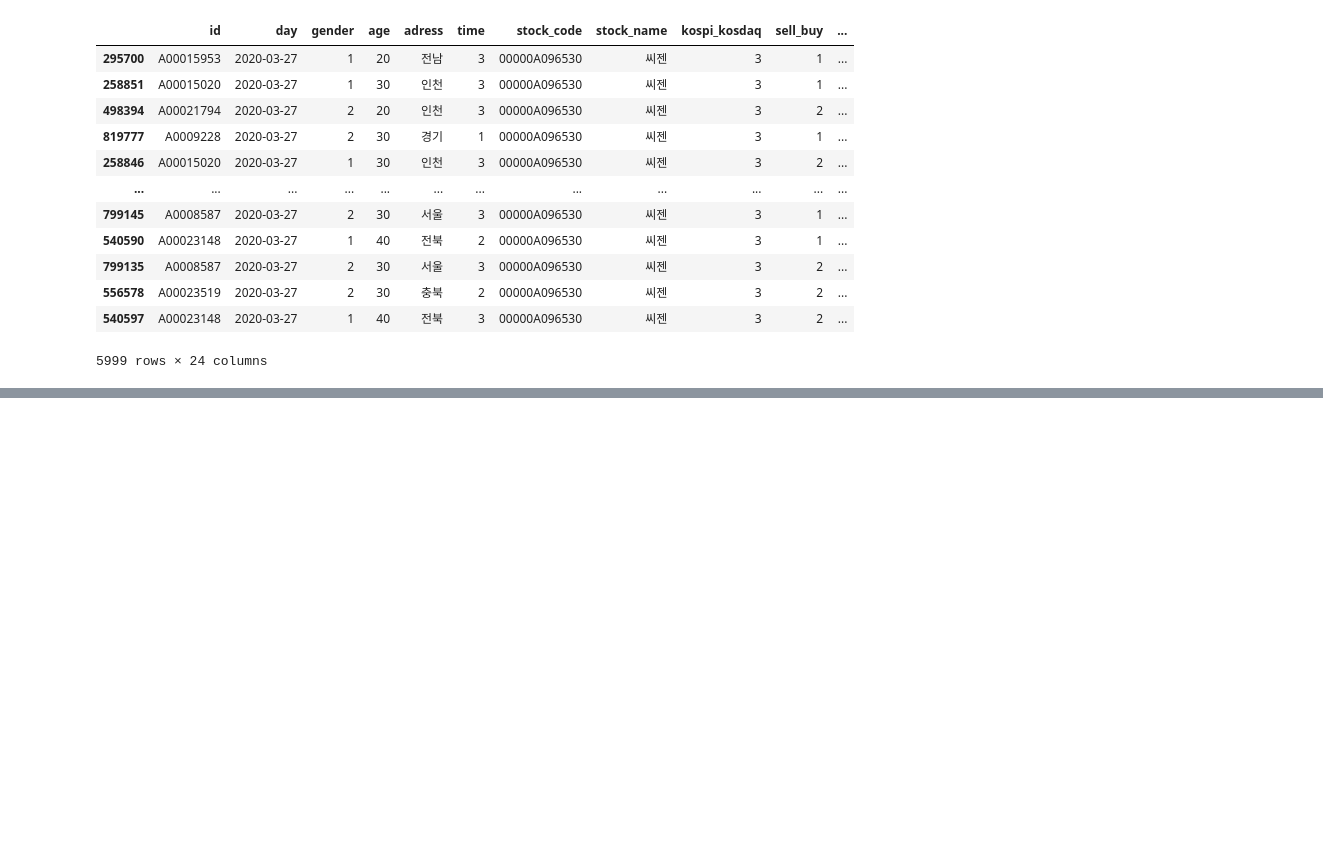
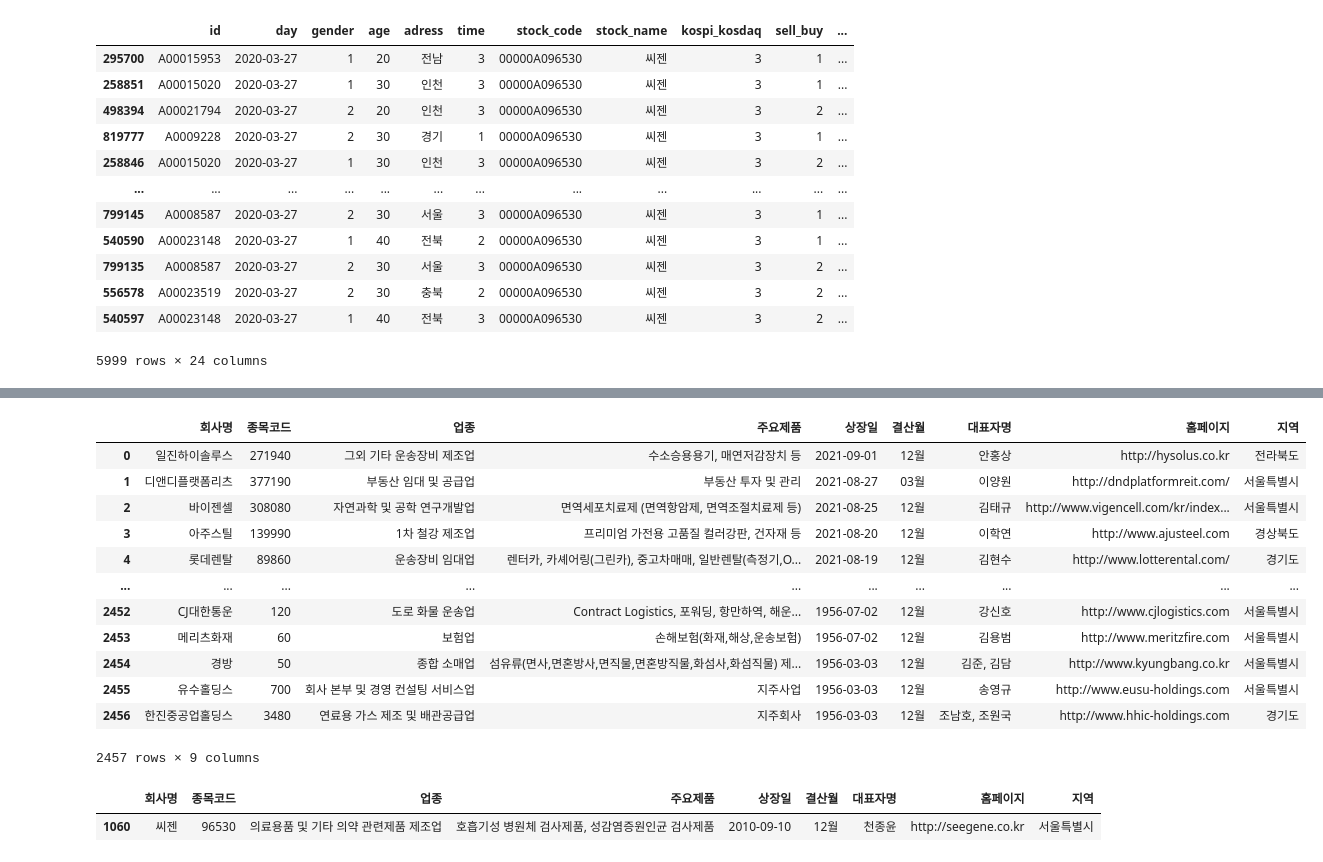
Before and after one commit to hhh6593/TIL, a Jupyter notebook: ver1.ipynb, the cells around one changed output, grey strips where cells are left out. Cells and saved outputs as stored; diff of their text form; code cells hidden in the pictures; blank space fills up the shorter version.

```diff
--- a/ver1.ipynb
+++ b/ver1.ipynb
@@ -129,0 +186,23 @@ march_27[march_27['stock_name']=='씨젠']
+# %%
+stock_df = pd.read_csv('상장법인목록.csv')
+# %%
+stock_df
+# %% [output]
+|  | 회사명 | 종목코드 | 업종 | 주요제품 | 상장일 | 결산월 | 대표자명 | 홈페이지 | 지역 |
+| 0 | 일진하이솔루스 | 271940 | 그외 기타 운송장비 제조업 | 수소승용용기, 매연저감장치 등 | 2021-09-01 | 12월 | 안홍상 | http://hysolus.co.kr | 전라북도 |
+| 1 | 디앤디플랫폼리츠 | 377190 | 부동산 임대 및 공급업 | 부동산 투자 및 관리 | 2021-08-27 | 03월 | 이양원 | http://dndplatformreit.com/ | 서울특별시 |
+| 2 | 바이젠셀 | 308080 | 자연과학 및 공학 연구개발업 | 면역세포치료제 (면역항암제, 면역조절치료제 등) | 2021-08-25 | 12월 | 김태규 | http://www.vigencell.com/kr/index... | 서울특별시 |
+| 3 | 아주스틸 | 139990 | 1차 철강 제조업 | 프리미엄 가전용 고품질 컬러강판, 건자재 등 | 2021-08-20 | 12월 | 이학연 | http://www.ajusteel.com | 경상북도 |
+| 4 | 롯데렌탈 | 89860 | 운송장비 임대업 | 렌터카, 카셰어링(그린카), 중고차매매, 일반렌탈(측정기,O... | 2021-08-19 | 12월 | 김현수 | http://www.lotterental.com/ | 경기도 |
+| ... | ... | ... | ... | ... | ... | ... | ... | ... | ... |
+| 2452 | CJ대한통운 | 120 | 도로 화물 운송업 | Contract Logistics, 포워딩, 항만하역, 해운... | 1956-07-02 | 12월 | 강신호 | http://www.cjlogistics.com | 서울특별시 |
+| 2453 | 메리츠화재 | 60 | 보험업 | 손해보험(화재,해상,운송보험) | 1956-07-02 | 12월 | 김용범 | http://www.meritzfire.com | 서울특별시 |
+| 2454 | 경방 | 50 | 종합 소매업 | 섬유류(면사,면혼방사,면직물,면혼방직물,화섬사,화섬직물) 제... | 1956-03-03 | 12월 | 김준, 김담 | http://www.kyungbang.co.kr | 서울특별시 |
+| 2455 | 유수홀딩스 | 700 | 회사 본부 및 경영 컨설팅 서비스업 | 지주사업 | 1956-03-03 | 12월 | 송영규 | http://www.eusu-holdings.com | 서울특별시 |
+| 2456 | 한진중공업홀딩스 | 3480 | 연료용 가스 제조 및 배관공급업 | 지주회사 | 1956-03-03 | 12월 | 조남호, 조원국 | http://www.hhic-holdings.com | 경기도 |
+2457 rows × 9 columns
+# %%
+stock_df[stock_df['회사명']=='씨젠']
+# %% [output]
+|  | 회사명 | 종목코드 | 업종 | 주요제품 | 상장일 | 결산월 | 대표자명 | 홈페이지 | 지역 |
+| 1060 | 씨젠 | 96530 | 의료용품 및 기타 의약 관련제품 제조업 | 호흡기성 병원체 검사제품, 성감염증원인균 검사제품 | 2010-09-10 | 12월 | 천종윤 | http://seegene.co.kr | 서울특별시 |
```
Also changed, not shown: parts of 23 cells of this notebook.
